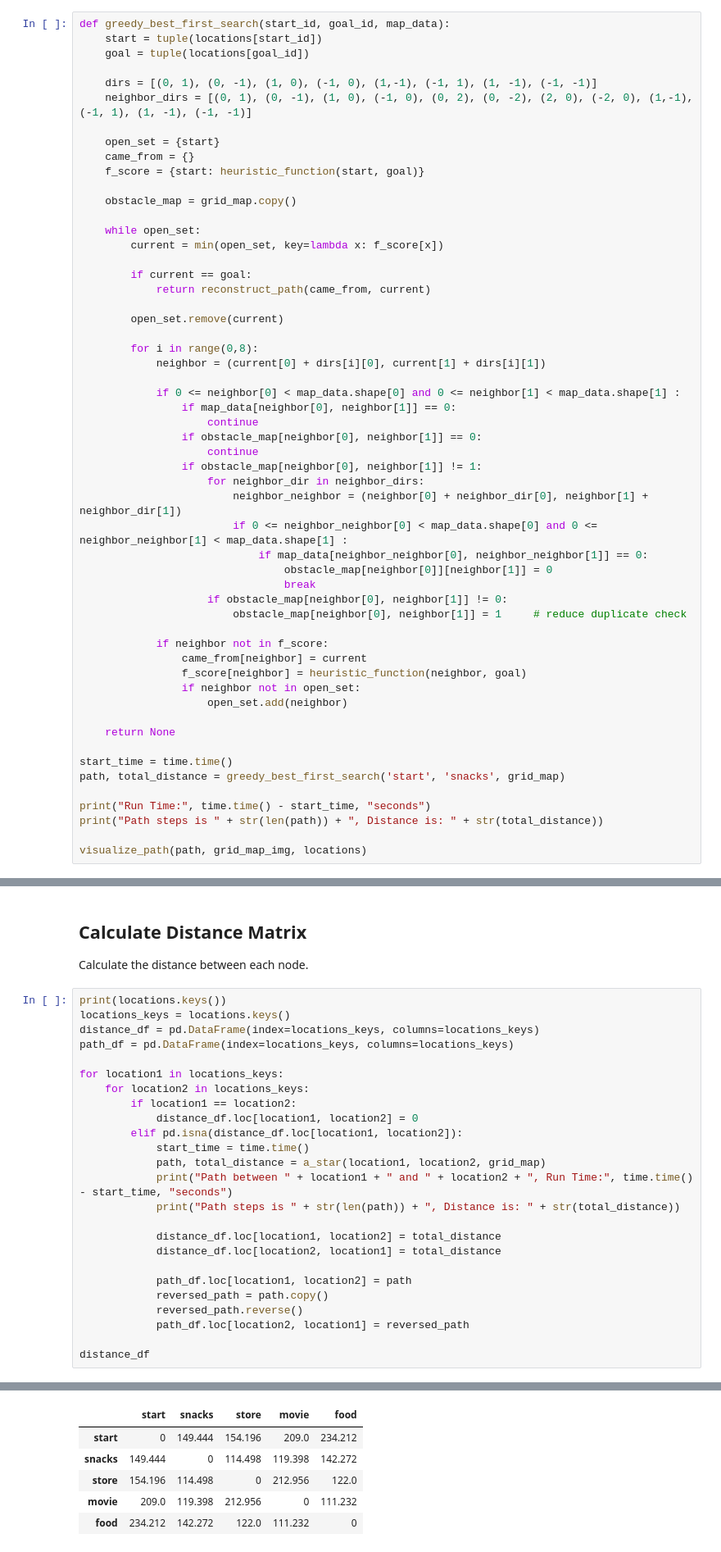
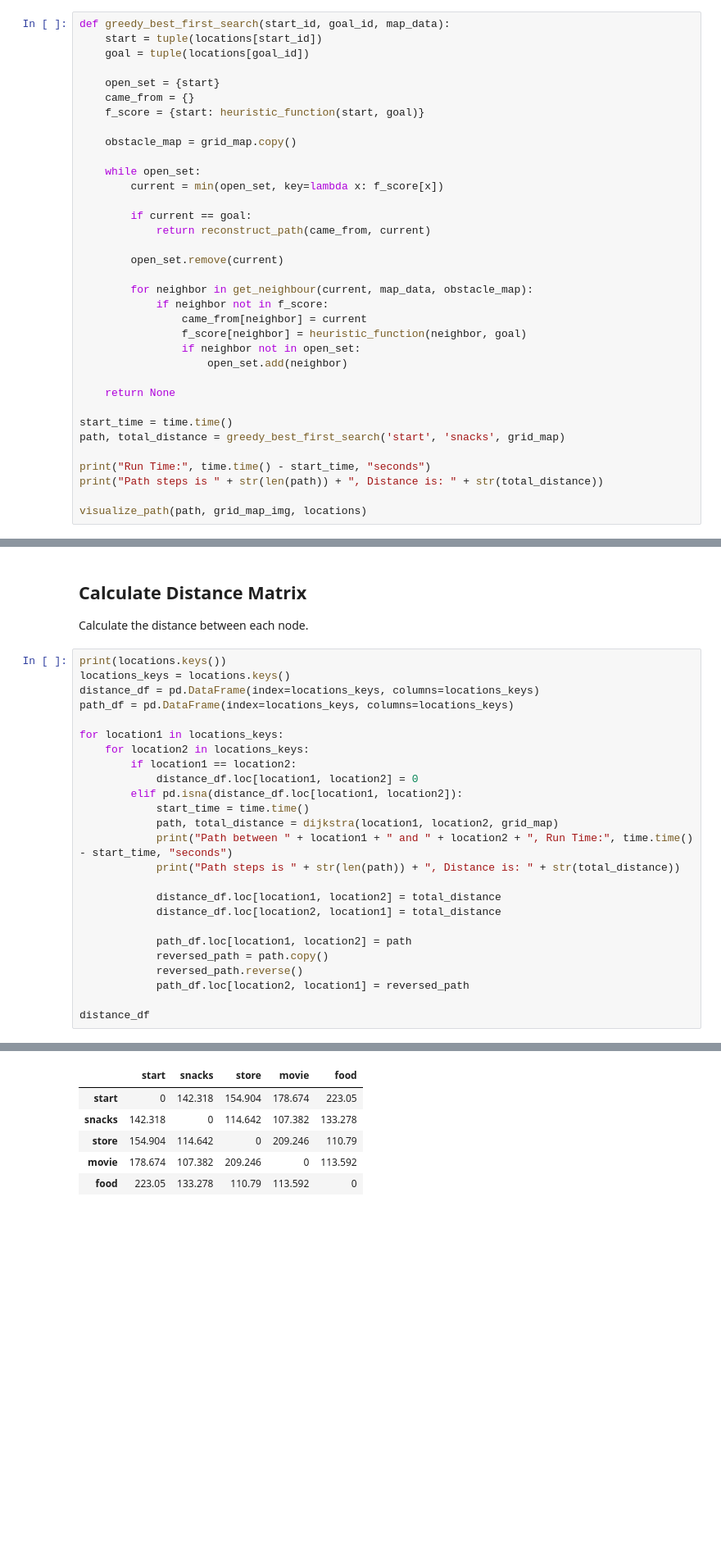
Before and after one commit to huangyqs123/ME5413_HW3, a Jupyter notebook: HW3_Task1&2/homework3.ipynb, the cells around one changed output, grey strips where cells are left out. Shown at 82% size. Drawn from its saved outputs; the diff is of its cells as text; blank space fills up the shorter version.

```diff
--- a/HW3_Task1&2/homework3.ipynb
+++ b/HW3_Task1&2/homework3.ipynb
@@ -227,9 +215,6 @@ Path steps is 690, Distance is: 149.44400000000002
 def greedy_best_first_search(start_id, goal_id, map_data):
     start = tuple(locations[start_id])
     goal = tuple(locations[goal_id])
-
-    dirs = [(0, 1), (0, -1), (1, 0), (-1, 0), (1,-1), (-1, 1), (1, -1), (-1, -1)]
-    neighbor_dirs = [(0, 1), (0, -1), (1, 0), (-1, 0), (0, 2), (0, -2), (2, 0), (-2, 0), (1,-1), (-1, 1), (1, -1), (-1, -1)]
 
     open_set = {start}
     came_from = {}
@@ -245,24 +230,7 @@ def greedy_best_first_search(start_id, goal_id, map_data):
 
         open_set.remove(current)
 
-        for i in range(0,8):
-            neighbor = (current[0] + dirs[i][0], current[1] + dirs[i][1])
-
-            if 0 <= neighbor[0] < map_data.shape[0] and 0 <= neighbor[1] < map_data.shape[1] :
-                if map_data[neighbor[0], neighbor[1]] == 0:
-                    continue
-                if obstacle_map[neighbor[0], neighbor[1]] == 0:
-                    continue
-                if obstacle_map[neighbor[0], neighbor[1]] != 1:
-                    for neighbor_dir in neighbor_dirs:
-                        neighbor_neighbor = (neighbor[0] + neighbor_dir[0], neighbor[1] + neighbor_dir[1])
-                        if 0 <= neighbor_neighbor[0] < map_data.shape[0] and 0 <= neighbor_neighbor[1] < map_data.shape[1] :
-                            if map_data[neighbor_neighbor[0], neighbor_neighbor[1]] == 0:
-                                obstacle_map[neighbor[0]][neighbor[1]] = 0
-                                break
-                    if obstacle_map[neighbor[0], neighbor[1]] != 0:
-                        obstacle_map[neighbor[0], neighbor[1]] = 1     # reduce duplicate check
-
+        for neighbor in get_neighbour(current, map_data, obstacle_map):
             if neighbor not in f_score:
                 came_from[neighbor] = current
                 f_score[neighbor] = heuristic_function(neighbor, goal)
@@ -297,7 +265,7 @@ for location1 in locations_keys:
             distance_df.loc[location1, location2] = 0
         elif pd.isna(distance_df.loc[location1, location2]):
             start_time = time.time()
-            path, total_distance = a_star(location1, location2, grid_map)
+            path, total_distance = dijkstra(location1, location2, grid_map)
             print("Path between " + location1 + " and " + location2 + ", Run Time:", time.time() - start_time, "seconds")
             print("Path steps is " + str(len(path)) + ", Distance is: " + str(total_distance))
 
@@ -331,9 +299,9 @@ Path steps is 485, Distance is: 111.23199999999999
 |  | start | snacks | store | movie | food |
-| start | 0 | 149.444 | 154.196 | 209.0 | 234.212 |
-| snacks | 149.444 | 0 | 114.498 | 119.398 | 142.272 |
-| store | 154.196 | 114.498 | 0 | 212.956 | 122.0 |
-| movie | 209.0 | 119.398 | 212.956 | 0 | 111.232 |
-| food | 234.212 | 142.272 | 122.0 | 111.232 | 0 |
+| start | 0 | 142.318 | 154.904 | 178.674 | 223.05 |
+| snacks | 142.318 | 0 | 114.642 | 107.382 | 133.278 |
+| store | 154.904 | 114.642 | 0 | 209.246 | 110.79 |
+| movie | 178.674 | 107.382 | 209.246 | 0 | 113.592 |
+| food | 223.05 | 133.278 | 110.79 | 113.592 | 0 |
 # %% [markdown]
 # Task 2
 # %% [markdown]
```
Also changed, not shown: parts of 7 cells of this notebook.
